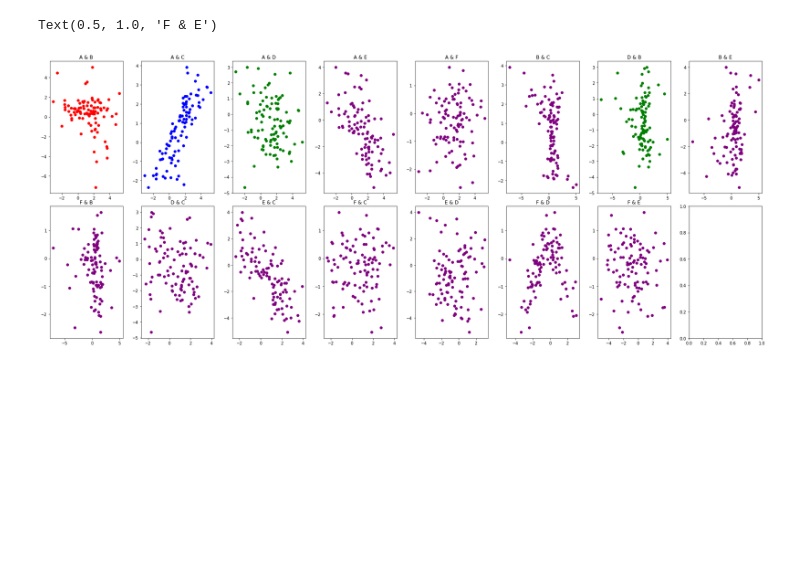
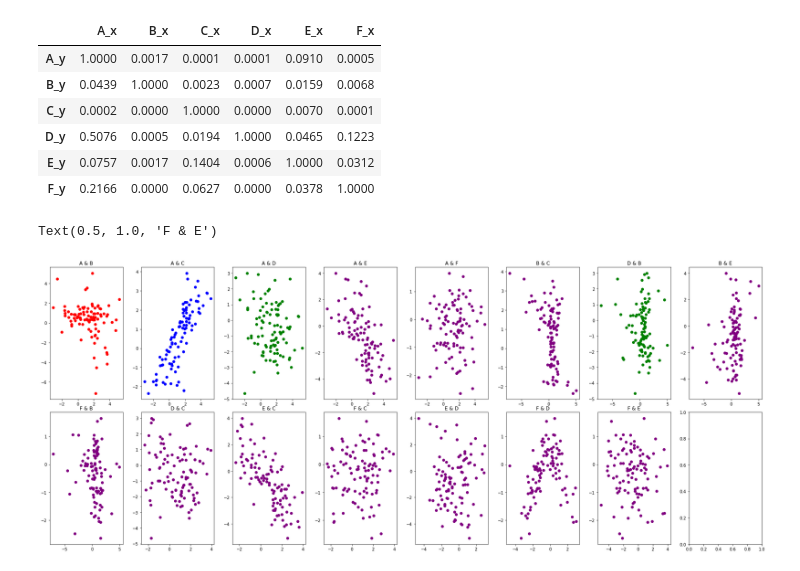
Before and after one commit to kridk999/C9PROJECT3, a Jupyter notebook: proj3_plots.ipynb, the cells around one changed output. Saved outputs shown, nothing was run; the diff lists cells and outputs as text; code cells hidden in the pictures; blank space fills up the shorter version.

```diff
--- a/proj3_plots.ipynb
+++ b/proj3_plots.ipynb
@@ -12,3 +19,39 @@ df_no_inv = pd.read_csv(no_inv)
+# %%
+maxlag = 20
+test   = 'ssr_chi2test'
+
+def grangers_causation_matrix(data, variables, test='ssr_chi2test', verbose=False):
+    """Check Granger Causality of all possible combinations of the Time series.
+    The rows are the response variable, columns are predictors. The values in the table
+    are the P-Values. P-Values lesser than the significance level (0.05), implies
+    the Null Hypothesis that the coefficients of the corresponding past values is
+    zero, that is, the X does not cause Y can be rejected.
+
+    data      : pandas dataframe containing the time series variables
+    variables : list containing names of the time series variables.
+    """
+    df = pd.DataFrame(np.zeros((len(variables), len(variables))), columns=variables, index=variables)
+    for c in df.columns:
+        for r in df.index:
+            test_result = grangercausalitytests(data[[r, c]], maxlag=maxlag, verbose=False)
+            p_values = [round(test_result[i+1][0][test][1],4) for i in range(maxlag)]
+            if verbose: print(f'Y = {r}, X = {c}, P Values = {p_values}')
+            min_p_value = np.min(p_values)
+            df.loc[r, c] = min_p_value
+    df.columns = [var + '_x' for var in variables]
+    df.index = [var + '_y' for var in variables]
+    return df
+
+
+grangers_causation_matrix(df_no_inv, columns)
+# %% [output]
+|  | A_x | B_x | C_x | D_x | E_x | F_x |
+| A_y | 1.0000 | 0.0017 | 0.0001 | 0.0001 | 0.0910 | 0.0005 |
+| B_y | 0.0439 | 1.0000 | 0.0023 | 0.0007 | 0.0159 | 0.0068 |
+| C_y | 0.0002 | 0.0000 | 1.0000 | 0.0000 | 0.0070 | 0.0001 |
+| D_y | 0.5076 | 0.0005 | 0.0194 | 1.0000 | 0.0465 | 0.1223 |
+| E_y | 0.0757 | 0.0017 | 0.1404 | 0.0006 | 1.0000 | 0.0312 |
+| F_y | 0.2166 | 0.0000 | 0.0627 | 0.0000 | 0.0378 | 1.0000 |
 # %%
 #define subplots
 fig, ax = plt.subplots(2, 8, figsize=(25,10))
```
Also changed, not shown: parts of 12 cells of this notebook.
